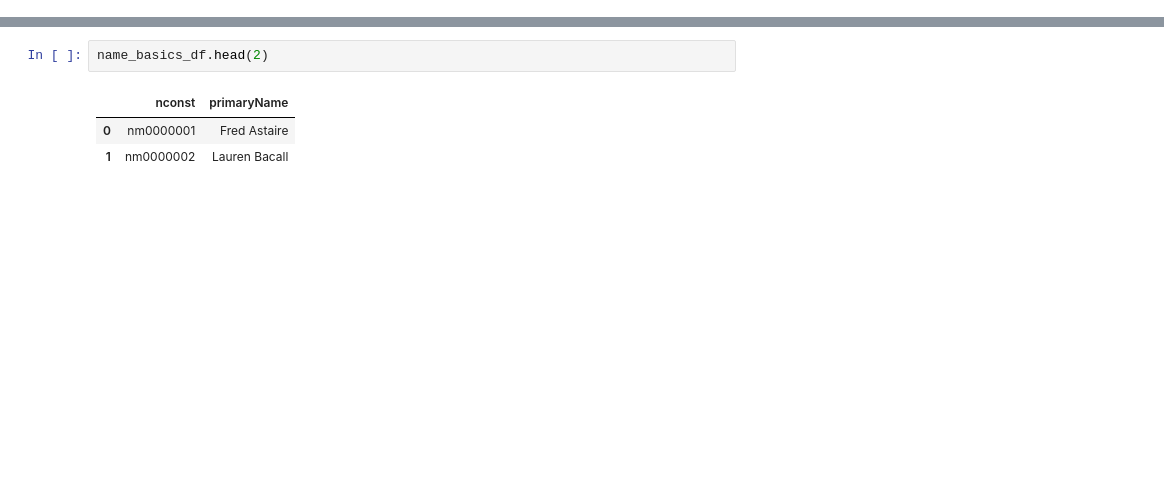
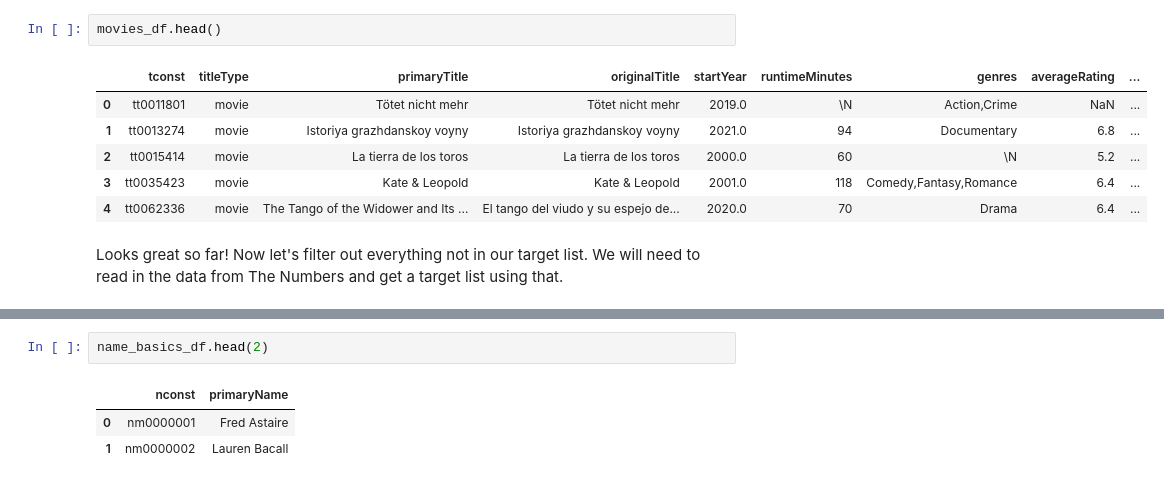
Before and after one commit to ttrechsel/Phase2_Movies, a Jupyter notebook: Code/Extra_IMDB_Data_Prep.ipynb, the cells around one changed output, grey strips where cells are left out. Drawn from its saved outputs; the diff is of its cells as text; blank space fills up the shorter version.

```diff
--- a/Code/Extra_IMDB_Data_Prep.ipynb
+++ b/Code/Extra_IMDB_Data_Prep.ipynb
@@ -4,0 +59,11 @@ import pandas as pd
+# %%
+movies_df.head()
+# %% [output]
+|  | tconst | titleType | primaryTitle | originalTitle | startYear | runtimeMinutes | genres | averageRating | ... |
+| 0 | tt0011801 | movie | Tötet nicht mehr | Tötet nicht mehr | 2019.0 | \N | Action,Crime | NaN | ... |
+| 1 | tt0013274 | movie | Istoriya grazhdanskoy voyny | Istoriya grazhdanskoy voyny | 2021.0 | 94 | Documentary | 6.8 | ... |
+| 2 | tt0015414 | movie | La tierra de los toros | La tierra de los toros | 2000.0 | 60 | \N | 5.2 | ... |
+| 3 | tt0035423 | movie | Kate & Leopold | Kate & Leopold | 2001.0 | 118 | Comedy,Fantasy,Romance | 6.4 | ... |
+| 4 | tt0062336 | movie | The Tango of the Widower and Its ... | El tango del viudo y su espejo de... | 2020.0 | 70 | Drama | 6.4 | ... |
+# %% [markdown]
+Looks great so far! Now let's filter out everything not in our target list. We will need to read in the data from The Numbers and get a target list using that.
```
Also changed, not shown: parts of 48 cells of this notebook, 1 other file.
